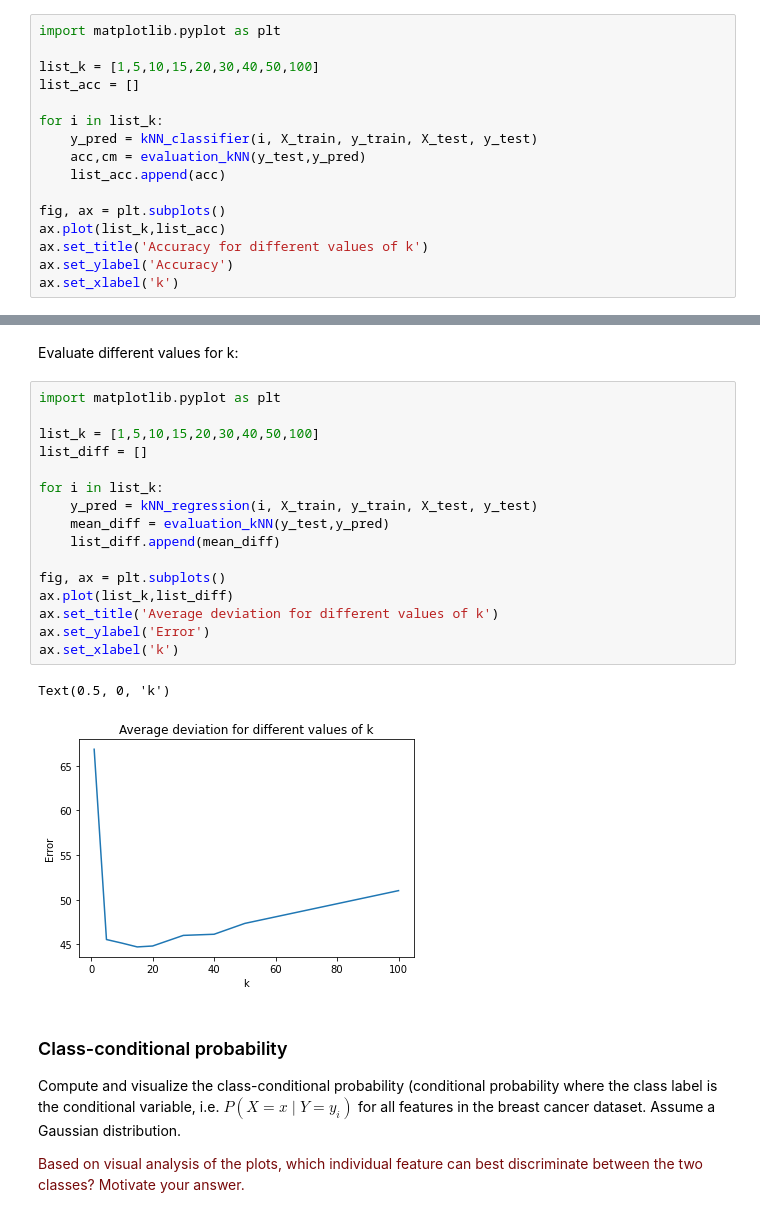
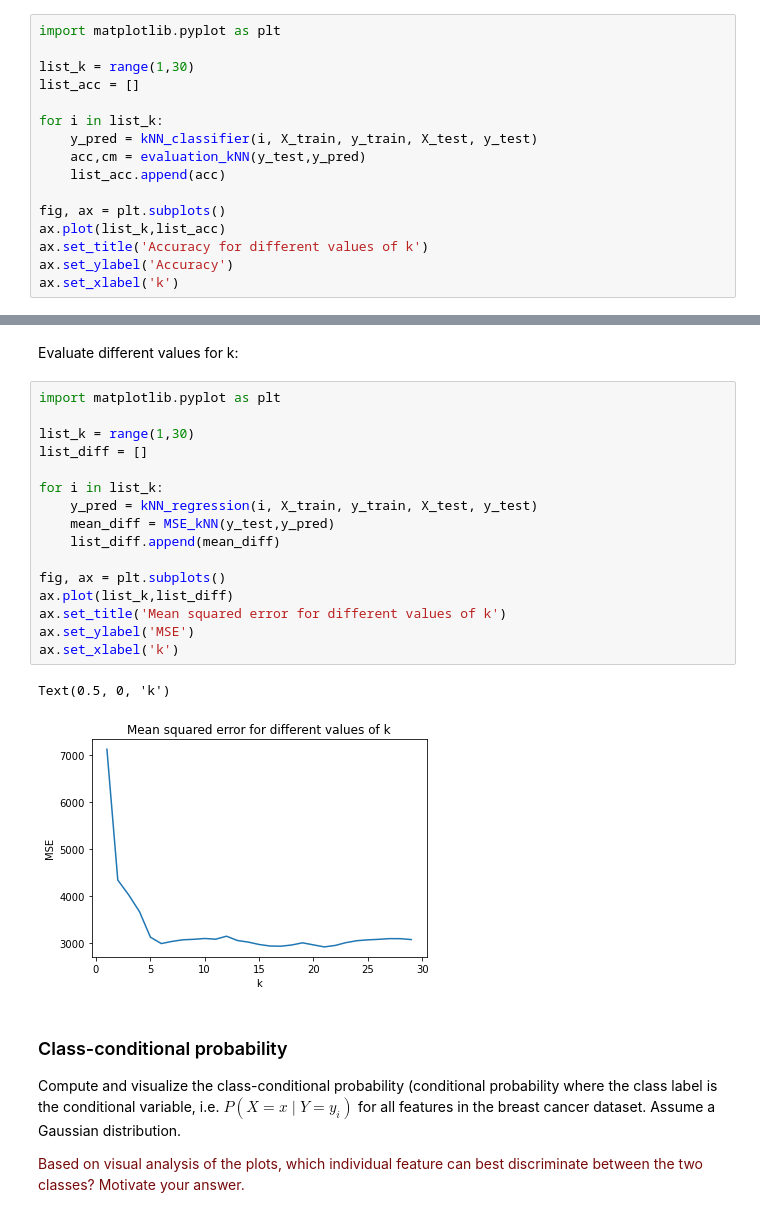
Before and after one commit to LarsDaenen1/8dm50group5, a Jupyter notebook: Week 1/week_1_Lieke.ipynb, the cells around one changed output, grey strips where cells are left out. Cells and saved outputs as stored; diff of their text form.

```diff
--- a/Week 1/week_1_Lieke.ipynb
+++ b/Week 1/week_1_Lieke.ipynb
@@ -238,7 +238,7 @@ Evaluate different values for k:
 # %%
 import matplotlib.pyplot as plt
 
-list_k = [1,5,10,15,20,30,40,50,100]
+list_k = range(1,30)
 list_acc = []
 
 for i in list_k:
@@ -294,22 +294,22 @@ Evaluate different values for k:
 # %%
 import matplotlib.pyplot as plt
 
-list_k = [1,5,10,15,20,30,40,50,100]
+list_k = range(1,30)
 list_diff = []
 
 for i in list_k:
     y_pred = kNN_regression(i, X_train, y_train, X_test, y_test)
-    mean_diff = evaluation_kNN(y_test,y_pred)
+    mean_diff = MSE_kNN(y_test,y_pred)
     list_diff.append(mean_diff)
 
 fig, ax = plt.subplots()
 ax.plot(list_k,list_diff)
-ax.set_title('Average deviation for different values of k')
-ax.set_ylabel('Error')
+ax.set_title('Mean squared error for different values of k')
+ax.set_ylabel('MSE')
 ax.set_xlabel('k')
 # %% [output]
 Text(0.5, 0, 'k')
-[figure, old version]
+[figure, new version]
 # %% [markdown]
 ### Class-conditional probability
 
```
Also changed, not shown: parts of 1 cell of this notebook, 1 other file.
